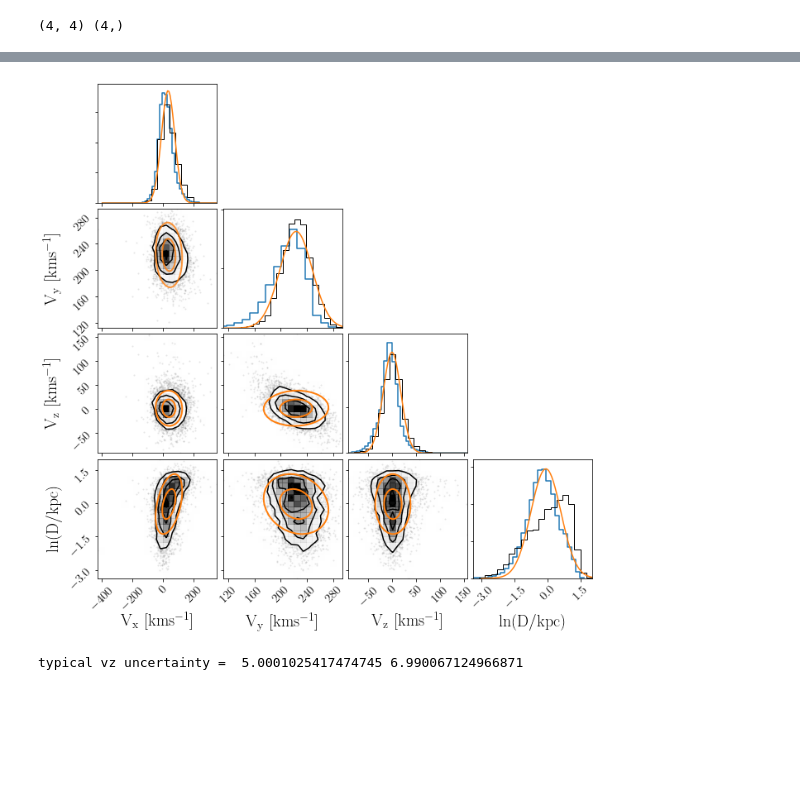
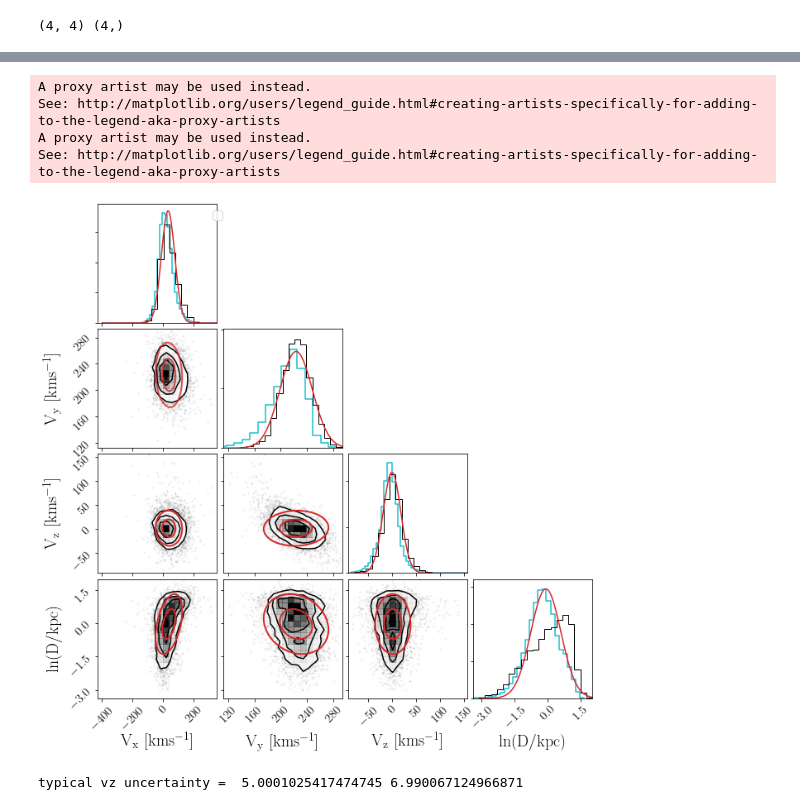
Before and after one commit to RuthAngus/kepler_kinematics, a Jupyter notebook: notebooks/Plot_results.ipynb, the cells around one changed output, grey strips where cells are left out. Drawn from its saved outputs; the diff is of its cells as text; code cells hidden in the pictures; blank space fills up the shorter version.

```diff
--- a/notebooks/Plot_results.ipynb
+++ b/notebooks/Plot_results.ipynb
@@ -321,6 +319,7 @@ plt.savefig("../paper/results.pdf")
 # %%
 import corner
-color, zorder = "C1", 10
+nbins = 30
+color, zorder, color2 = "C3", 10, "C9"
 
 labels = ["$\mathrm{V_x~[kms^{-1}]}$", "$\mathrm{V_y~[kms^{-1}]}$", "$\mathrm{V_z~[kms^{-1}]}$", "$\mathrm{\ln(D/kpc)}$"]
 figure = corner.corner(np.array([vx_scatter, vy_scatter, vz_scatter, lnD_scatter]).T, labels=labels, hist_kwargs=dict({"density": True}), dpi=200);
@@ -332,35 +331,36 @@ axes = np.array(figure.axes).reshape((ndim, ndim))
 # Vx
 axx = axes[0, 0]
 H, bins = np.histogram(vx, nbins+20, density=True)
-line2 = axx.step(bins[:-1], H, zorder=0, color="C0", label="$\mathrm{With~RVs}$")
+line2 = axx.step(bins[:-1], H, zorder=0, color=color2, label="$\mathrm{With~RVs}$")
 xs = np.linspace(bins[0], bins[-1], 100)
-line3 = axx.plot(xs, gauss(xs, mu[0], np.sqrt(cov[0, 0])), "C1", label="$\mathrm{Prior}$")
+line3 = axx.plot(xs, gauss(xs, mu[0], np.sqrt(cov[0, 0])), color=color, label="$\mathrm{Prior}$")
 ylim = axx.get_ylim()
 axx.set_ylim(ylim[0], ylim[1]*1.1)
-# axx.legend((line2, line3), ('label2', 'label3'), bbox_to_anchor=(1.1, 1))
+axx.legend((line2, line3), ("$\mathrm{With~RVs}$", "$\mathrm{Prior}$"), bbox_to_anchor=(1.1, 1))
+# plt.legend(bbox_to_anchor=(1.1, 1))
 
 # Vy
 axy = axes[1, 1]
 H, bins = np.histogram(vy, 100, density=True)
-axy.step(bins[:-1], H, zorder=0, color="C0")
+axy.step(bins[:-1], H, zorder=0, color=color2)
 xs = np.linspace(100, 300, 100)
-axy.plot(xs, gauss(xs, mu[1], np.sqrt(cov[1, 1])), "C1")
+axy.plot(xs, gauss(xs, mu[1], np.sqrt(cov[1, 1])), color=color)
 
 # Vz
 axz = axes[2, 2]
 H, bins = np.histogram(vz, 80, density=True)
-axz.step(bins[:-1], H, zorder=0, color="C0")
+axz.step(bins[:-1], H, zorder=0, color=color2)
 xs = np.linspace(-100, 200, 100)
-axz.plot(xs, gauss(xs, mu[2], np.sqrt(cov[2, 2])), "C1")
+axz.plot(xs, gauss(xs, mu[2], np.sqrt(cov[2, 2])), color=color)
 ylim = axz.get_ylim()
 axz.set_ylim(ylim[0], ylim[1]*1.1)
 
 # lnD
 axd = axes[3, 3]
 H, bins = np.histogram(lnD, 30, density=True)
-axd.step(bins[:-1], H, zorder=0, color="C0")
+axd.step(bins[:-1], H, zorder=0, color=color2)
 xs = np.linspace(-3, 2, 100)
-axd.plot(xs, gauss(xs, mu[3], np.sqrt(cov[3, 3])), "C1")
+axd.plot(xs, gauss(xs, mu[3], np.sqrt(cov[3, 3])), color=color)
 ylim = axd.get_ylim()
 axd.set_ylim(ylim[0], ylim[1]*1.3)
 
@@ -377,34 +377,38 @@ confidence_ellipse_mod(vx_c, vz_c, _cov, axxz, n_std=2, lw=2, edgecolor=color, z
 confidence_ellipse_mod(vx_c, vz_c, _cov, axxz, n_std=1, lw=2, edgecolor=color, zorder=10, alpha=lalpha)
 
 # Vx lnD
 axxd = axes[3, 0]
 _cov = np.array([[cov[0, 0], cov[0, 3]], [cov[3, 0], cov[3, 3]]])
 confidence_ellipse_mod(vx_c, lnD_c, _cov, axxd, n_std=2, lw=2, edgecolor=color, zorder=10, alpha=lalpha)
 confidence_ellipse_mod(vx_c, lnD_c, _cov, axxd, n_std=1, lw=2, edgecolor=color, zorder=10, alpha=lalpha)
 
 
 # Vy Vz
 axyz = axes[2, 1]
 _cov = np.array([[cov[1, 1], cov[1, 2]], [cov[2, 1], cov[2, 2]]])
 confidence_ellipse_mod(vy_c, vz_c, _cov, axyz, n_std=2, lw=2, edgecolor=color, zorder=10, alpha=lalpha)
 confidence_ellipse_mod(vy_c, vz_c, _cov, axyz, n_std=1, lw=2, edgecolor=color, zorder=10, alpha=lalpha)
 
 # Vy lnD
 axyd = axes[3, 1]
 _cov = np.array([[cov[1, 1], cov[1, 3]], [cov[3, 1], cov[3, 3]]])
 confidence_ellipse_mod(vy_c, lnD_c, _cov, axyd, n_std=2, lw=2, edgecolor=color, zorder=10, alpha=lalpha)
 confidence_ellipse_mod(vy_c, lnD_c, _cov, axyd, n_std=1, lw=2, edgecolor=color, zorder=10, alpha=lalpha)
 
 # Vy lnD
 axzd = axes[3, 2]
 _cov = np.array([[cov[2, 2], cov[2, 3]], [cov[3, 2], cov[3, 3]]])
 confidence_ellipse_mod(vz_c, lnD_c, _cov, axzd, n_std=2, lw=2, edgecolor=color, zorder=10, alpha=lalpha)
 confidence_ellipse_mod(vz_c, lnD_c, _cov, axzd, n_std=1, lw=2, edgecolor=color, zorder=10, alpha=lalpha)
 
 plt.savefig("../plots/results")
 plt.savefig("../paper/results.pdf")
 # %% [output]
+A proxy artist may be used instead.
+See: http://matplotlib.org/users/legend_guide.html#creating-artists-specifically-for-adding-to-the-legend-aka-proxy-artists
+A proxy artist may be used instead.
+See: http://matplotlib.org/users/legend_guide.html#creating-artists-specifically-for-adding-to-the-legend-aka-proxy-artists
-[figure, old version]
+[figure, new version]
 # %%
 def resid_plot(vx, vy, vz, vx_inferred, vy_inferred, vz_inferred, vx_inferred_err, vy_inferred_err, vz_inferred_err,
                r_est, lndistance_inferred, p,
```
Also changed, not shown: parts of 1 cell of this notebook, 10 other files.
